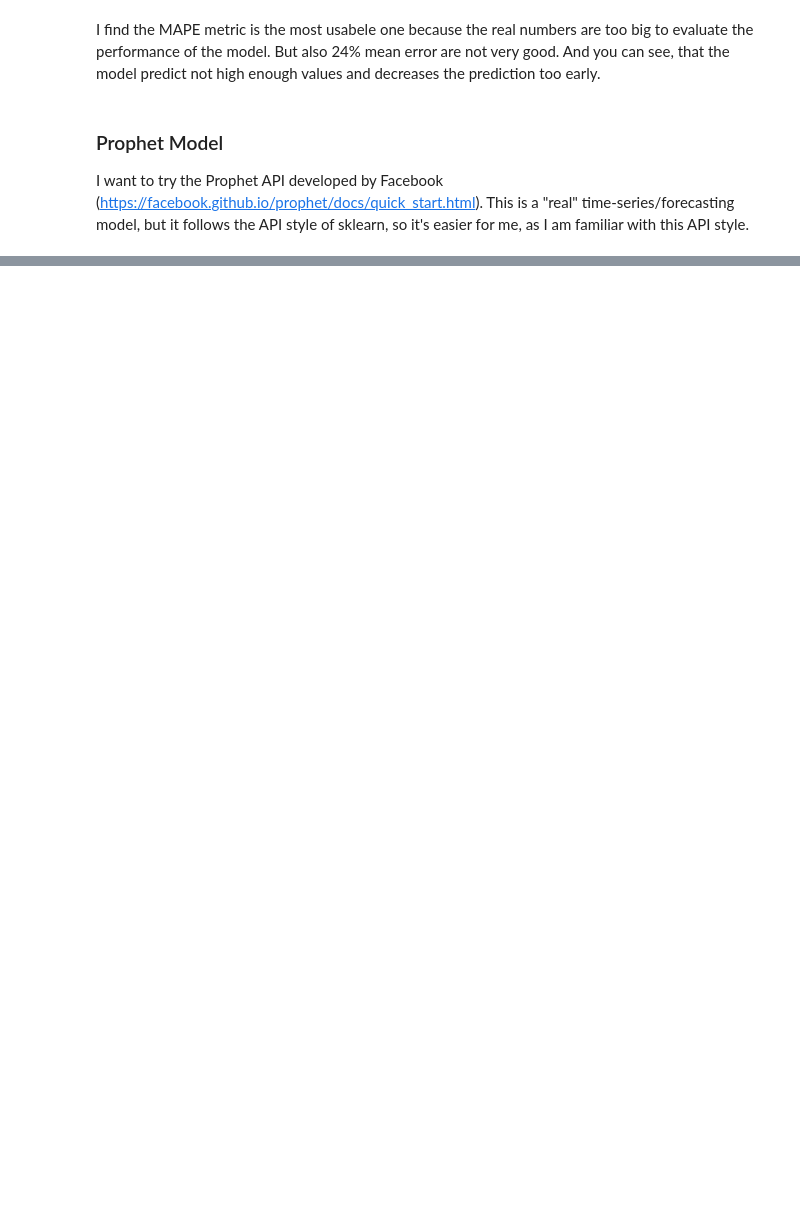
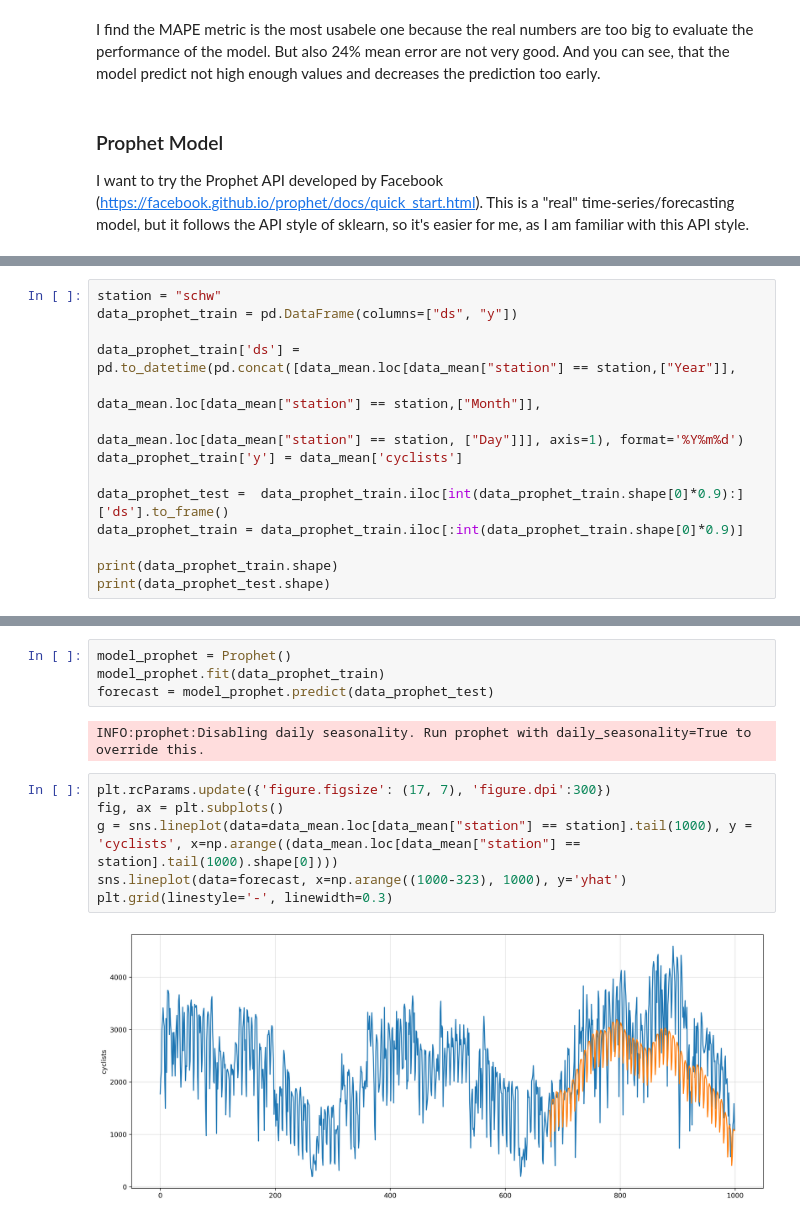
Before and after one commit to phisinger/BerlinBikeCount, a Jupyter notebook: src/Forecasting.ipynb, the cells around one changed output, grey strips where cells are left out. Cells and saved outputs as stored; diff of their text form; blank space fills up the shorter version.

Commit message:
tried Meta's Prophet model

```diff
--- a/src/Forecasting.ipynb
+++ b/src/Forecasting.ipynb
@@ -285,0 +314,14 @@ I want to try the Prophet API developed by Facebook (https://facebook.github.io/
+# %%
+station = "schw"
+data_prophet_train = pd.DataFrame(columns=["ds", "y"])
+
+data_prophet_train['ds'] = pd.to_datetime(pd.concat([data_mean.loc[data_mean["station"] == station,["Year"]],
+                                                    data_mean.loc[data_mean["station"] == station,["Month"]],
+                                                    data_mean.loc[data_mean["station"] == station, ["Day"]]], axis=1), format='%Y%m%d')
+data_prophet_train['y'] = data_mean['cyclists']
+
+data_prophet_test =  data_prophet_train.iloc[int(data_prophet_train.shape[0]*0.9):]['ds'].to_frame()
+data_prophet_train = data_prophet_train.iloc[:int(data_prophet_train.shape[0]*0.9)]
+
+print(data_prophet_train.shape)
+print(data_prophet_test.shape)
@@ -285,0 +342,14 @@ I want to try the Prophet API developed by Facebook (https://facebook.github.io/
+# %%
+model_prophet = Prophet()
+model_prophet.fit(data_prophet_train)
+forecast = model_prophet.predict(data_prophet_test)
+# %% [output]
+INFO:prophet:Disabling daily seasonality. Run prophet with daily_seasonality=True to override this.
+# %%
+plt.rcParams.update({'figure.figsize': (17, 7), 'figure.dpi':300})
+fig, ax = plt.subplots()
+g = sns.lineplot(data=data_mean.loc[data_mean["station"] == station].tail(1000), y = 'cyclists', x=np.arange((data_mean.loc[data_mean["station"] == station].tail(1000).shape[0])))
+sns.lineplot(data=forecast, x=np.arange((1000-323), 1000), y='yhat')
+plt.grid(linestyle='-', linewidth=0.3)
+# %% [output]
+[figure, added]
```
Also changed, not shown: parts of 14 cells of this notebook.
